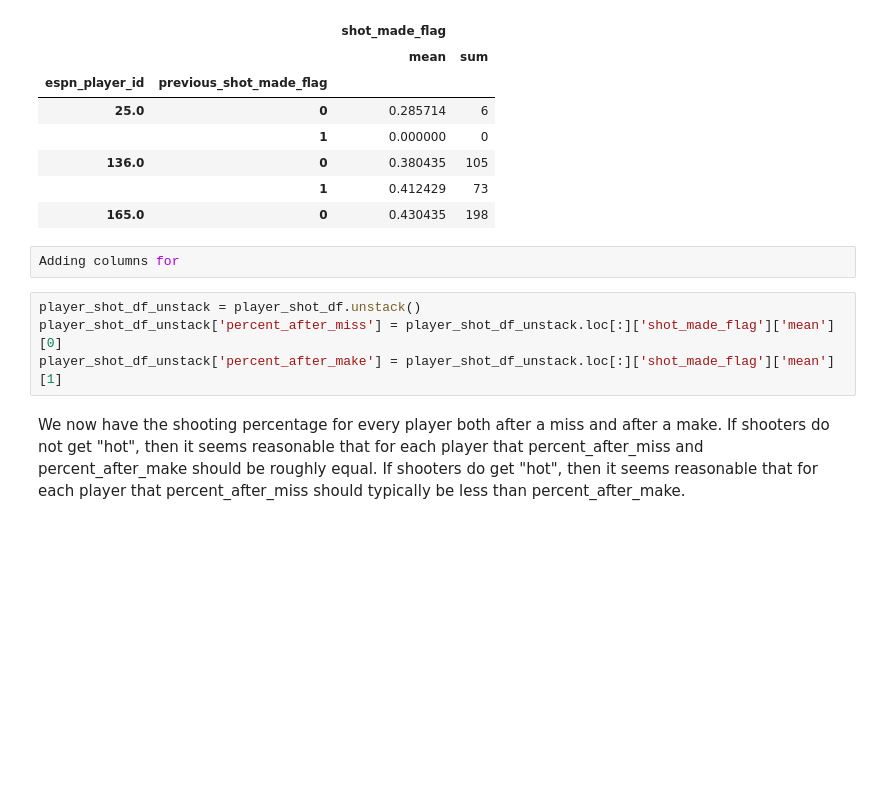
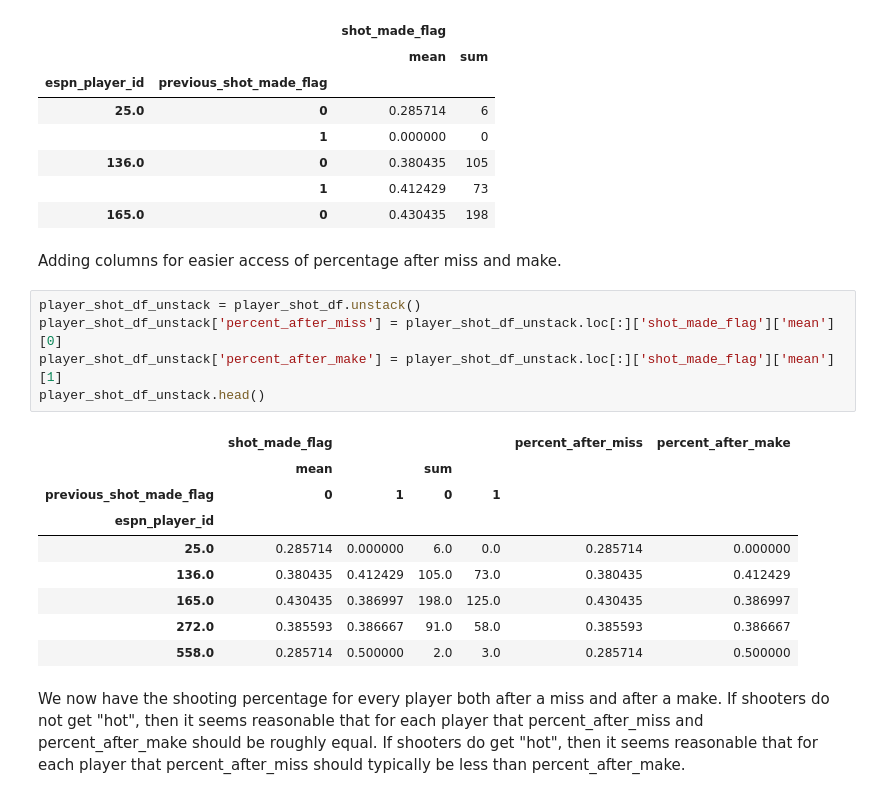
Before and after one commit to pbyrnes/hotHand, a Jupyter notebook: notebooks/hotHandEffect.ipynb, the cells around one changed output. Cells and saved outputs as stored; diff of their text form; blank space fills up the shorter version.

```diff
--- a/notebooks/hotHandEffect.ipynb
+++ b/notebooks/hotHandEffect.ipynb
@@ -110,12 +110,23 @@ player_shot_df.head()
 | 136.0 | 0 | 0.380435 | 105 |
 |  | 1 | 0.412429 | 73 |
 | 165.0 | 0 | 0.430435 | 198 |
-# %%
-Adding columns for
+# %% [markdown]
+Adding columns for easier access of percentage after miss and make.
 # %%
 player_shot_df_unstack = player_shot_df.unstack()
 player_shot_df_unstack['percent_after_miss'] = player_shot_df_unstack.loc[:]['shot_made_flag']['mean'][0]
 player_shot_df_unstack['percent_after_make'] = player_shot_df_unstack.loc[:]['shot_made_flag']['mean'][1]
+player_shot_df_unstack.head()
+# %% [output]
+|  | shot_made_flag |  |  |  | percent_after_miss | percent_after_make |
+|  | mean |  | sum |  |  |  |
+| previous_shot_made_flag | 0 | 1 | 0 | 1 |  |  |
+| espn_player_id |  |  |  |  |  |  |
+| 25.0 | 0.285714 | 0.000000 | 6.0 | 0.0 | 0.285714 | 0.000000 |
+| 136.0 | 0.380435 | 0.412429 | 105.0 | 73.0 | 0.380435 | 0.412429 |
+| 165.0 | 0.430435 | 0.386997 | 198.0 | 125.0 | 0.430435 | 0.386997 |
+| 272.0 | 0.385593 | 0.386667 | 91.0 | 58.0 | 0.385593 | 0.386667 |
+| 558.0 | 0.285714 | 0.500000 | 2.0 | 3.0 | 0.285714 | 0.500000 |
 # %% [markdown]
 We now have the shooting percentage for every player both after a miss and after a make.  If shooters do not get "hot", then it seems reasonable that for each player that percent_after_miss and percent_after_make should be roughly equal.  If shooters do get "hot", then it seems reasonable that for each player that percent_after_miss should typically be less than percent_after_make.
 # %% [markdown]
```
Also changed, not shown: parts of 4 cells of this notebook.
